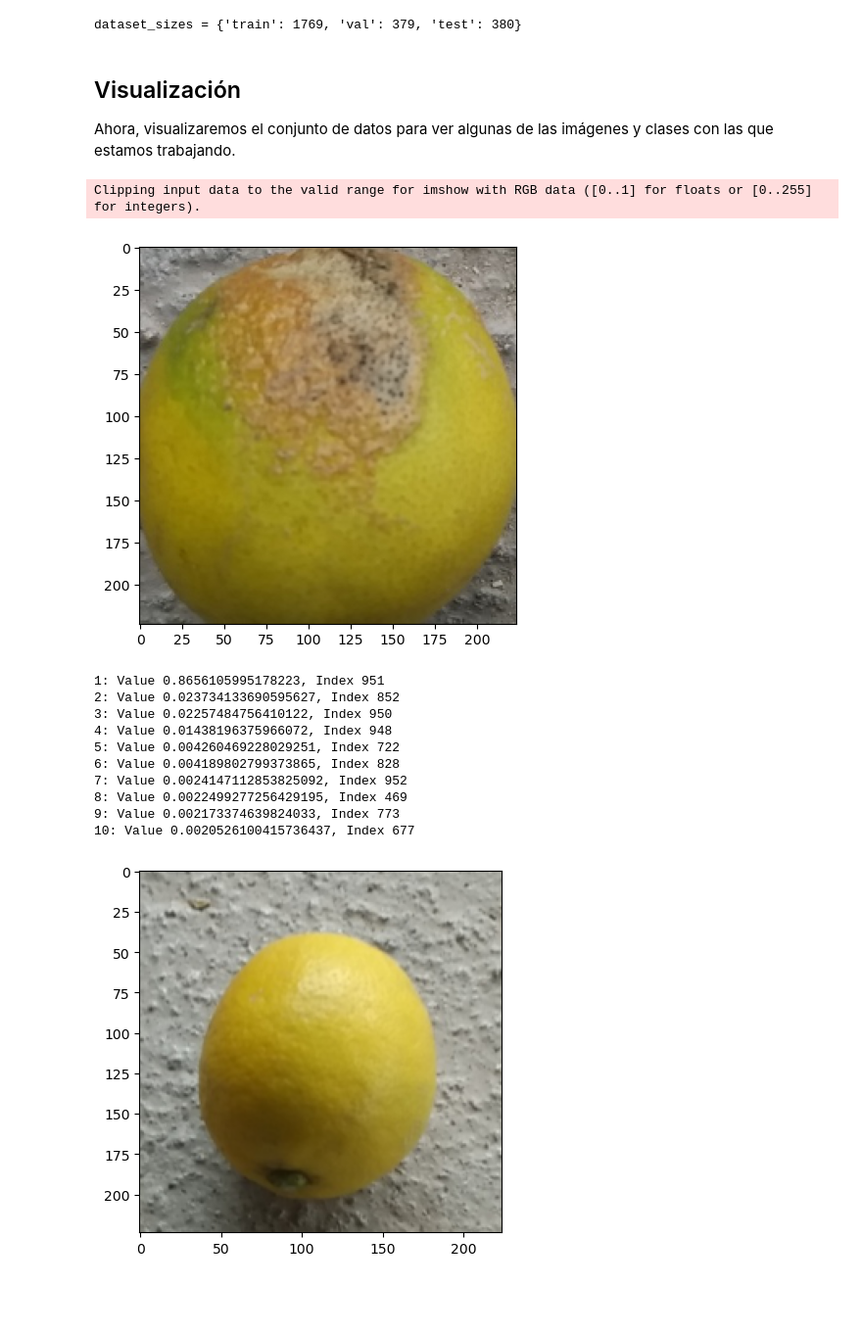
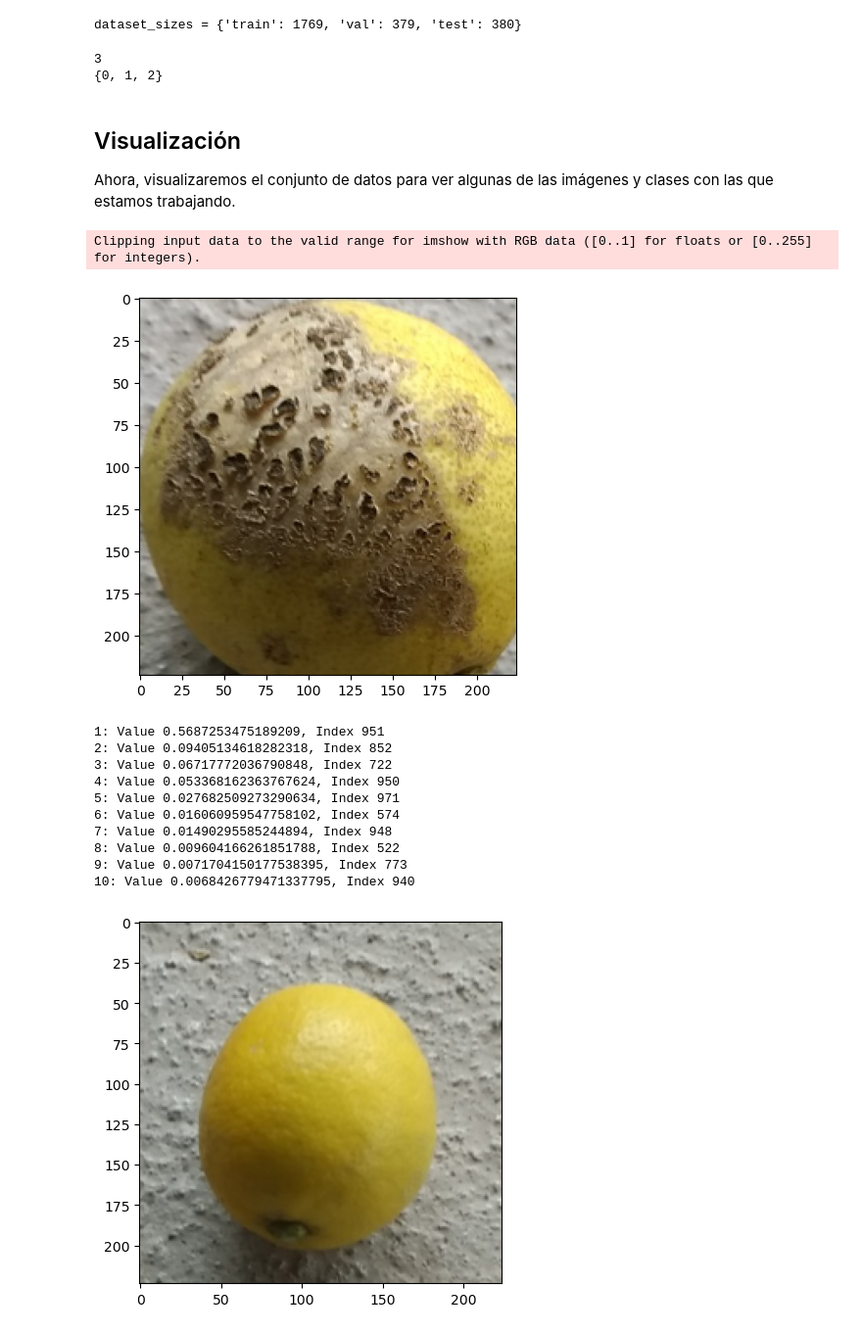
Before and after one commit to Rafdal/mit-course-notebooks, a Jupyter notebook: 12-Transfer_Learning.ipynb, the cells around one changed output. Shown: that part at 98% size. Drawn from its saved outputs; the diff is of its cells as text; code cells hidden in the pictures; blank space fills up the shorter version.

```diff
--- a/12-Transfer_Learning.ipynb
+++ b/12-Transfer_Learning.ipynb
@@ -103,6 +104,17 @@ dataset_sizes = {'train': len(train_set),
 print(f'dataset_sizes = {dataset_sizes}')
 # %% [output]
 dataset_sizes = {'train': 1769, 'val': 379, 'test': 380}
+# %%
+# Primero, definir el número total de clases:
+lemon_labels = set()
+for _, labels in dataloaders["val"]:
+    for label in labels:
+        lemon_labels.add(label.item())
+print(len(lemon_labels))
+print(lemon_labels)
+# %% [output]
+3
+{0, 1, 2}
 # %% [markdown]
 ## Visualización
 
@@ -139,19 +151,19 @@ def view_lemon_all():
 # %%
 fig = plt.figure(figsize=(5,5))
 
 
 someLemon1 = dataloaders["train"].dataset[502][0].unsqueeze(0)
 someLemon2 = dataloaders["test"].dataset[22][0].unsqueeze(0)
 someLemon3 = dataloaders["val"].dataset[52][0].unsqueeze(0)
 
-view_lemon(someLemon3.squeeze(0))
+view_lemon(someLemon1.squeeze(0))
 
-out = torch.softmax(vit_b16.forward(someLemon3), dim=1)
+out = torch.softmax(vit_b16.forward(someLemon1), dim=1)
 
 # view_lemon(someLemon.squeeze(0))
 # %% [output]
 Clipping input data to the valid range for imshow with RGB data ([0..1] for floats or [0..255] for integers).
-[figure, old version]
+[figure, new version]
 # %%
 sorted_out, indices = torch.sort(out[0], descending=True)
 
@@ -159,16 +171,16 @@ sorted_out, indices = torch.sort(out[0], descending=True)
 for i in range(10):
     print(f"{i+1}: Value {sorted_out[i]}, Index {indices[i]}")
 # %% [output]
-1: Value 0.8656105995178223, Index 951
-2: Value 0.023734133690595627, Index 852
-3: Value 0.02257484756410122, Index 950
-4: Value 0.01438196375966072, Index 948
-5: Value 0.004260469228029251, Index 722
-6: Value 0.004189802799373865, Index 828
-7: Value 0.0024147112853825092, Index 952
-8: Value 0.0022499277256429195, Index 469
-9: Value 0.002173374639824033, Index 773
-10: Value 0.0020526100415736437, Index 677
+1: Value 0.5687253475189209, Index 951
+2: Value 0.09405134618282318, Index 852
+3: Value 0.06717772036790848, Index 722
+4: Value 0.053368162363767624, Index 950
+5: Value 0.027682509273290634, Index 971
+6: Value 0.016060959547758102, Index 574
+7: Value 0.01490295585244894, Index 948
+8: Value 0.009604166261851788, Index 522
+9: Value 0.0071704150177538395, Index 773
+10: Value 0.0068426779471337795, Index 940
 # %%
 view_lemon_class(2, 3)
 view_lemon_class(0, 3)
```
Also changed, not shown: parts of 3 cells of this notebook.
